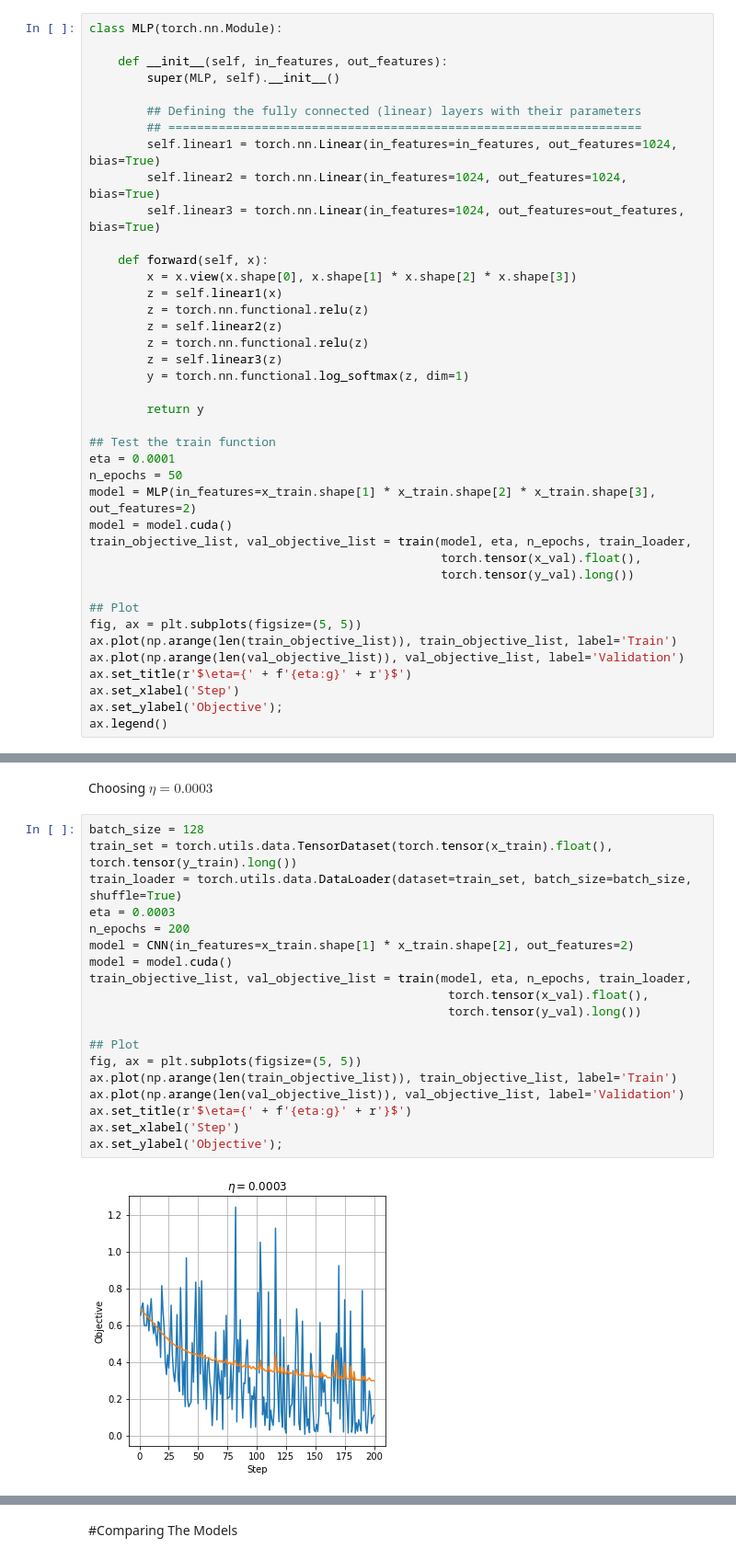
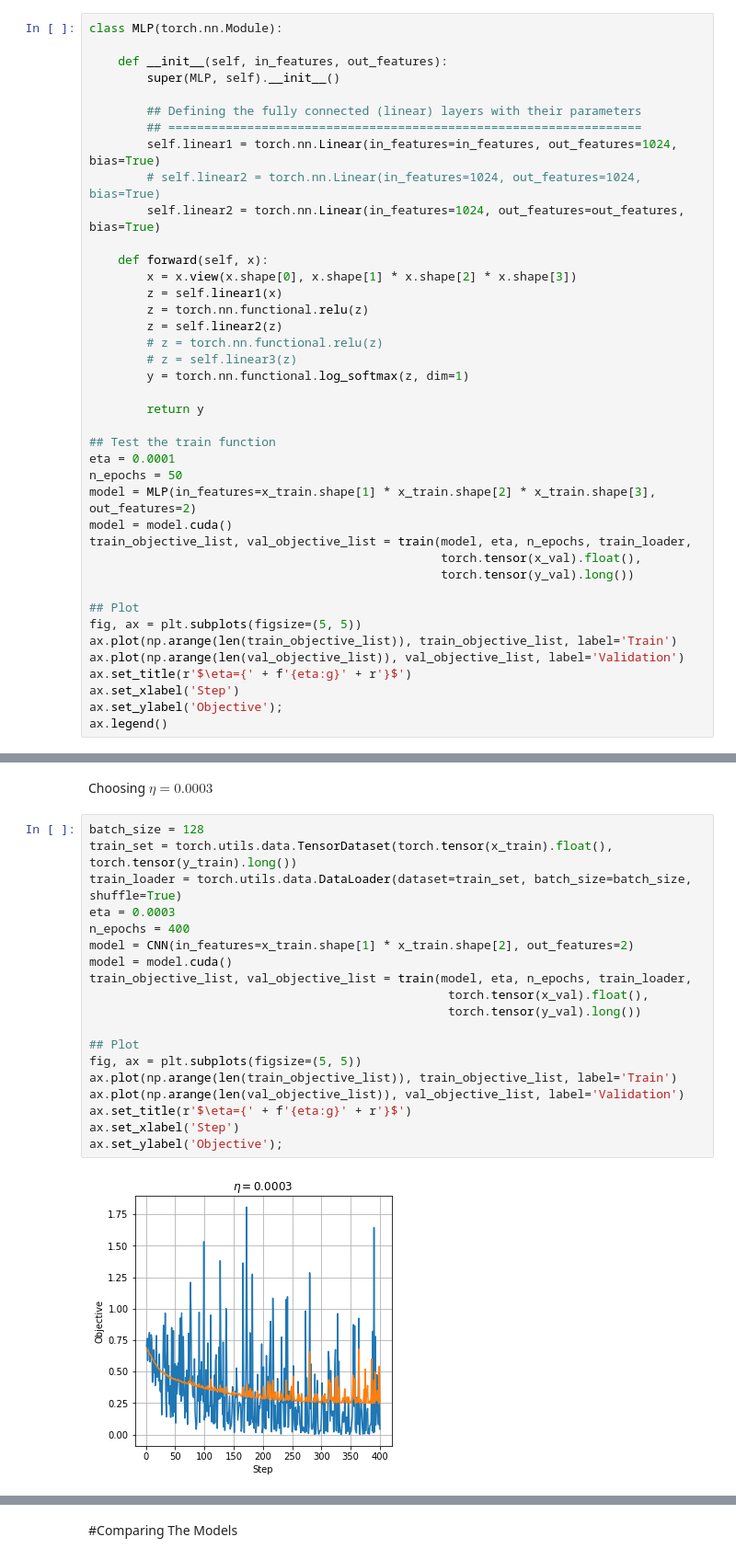
Before and after one commit to grotbard/eye_gender_classification, a Jupyter notebook: eye_gender_class.ipynb, the cells around one changed output, grey strips where cells are left out. Shown at 92% size. Cells and saved outputs as stored; diff of their text form.

```diff
--- a/eye_gender_class.ipynb
+++ b/eye_gender_class.ipynb
@@ -385,16 +385,16 @@ class MLP(torch.nn.Module):
         ## Defining the fully connected (linear) layers with their parameters
         ## ==================================================================
         self.linear1 = torch.nn.Linear(in_features=in_features, out_features=1024, bias=True)
-        self.linear2 = torch.nn.Linear(in_features=1024, out_features=1024, bias=True)
-        self.linear3 = torch.nn.Linear(in_features=1024, out_features=out_features, bias=True)
+        # self.linear2 = torch.nn.Linear(in_features=1024, out_features=1024, bias=True)
+        self.linear2 = torch.nn.Linear(in_features=1024, out_features=out_features, bias=True)
 
     def forward(self, x):
         x = x.view(x.shape[0], x.shape[1] * x.shape[2] * x.shape[3])
         z = self.linear1(x)
         z = torch.nn.functional.relu(z)
         z = self.linear2(z)
-        z = torch.nn.functional.relu(z)
-        z = self.linear3(z)
+        # z = torch.nn.functional.relu(z)
+        # z = self.linear3(z)
         y = torch.nn.functional.log_softmax(z, dim=1)
 
         return y
@@ -597,24 +597,24 @@ Choosing $\eta=0.0003$
 # %%
 batch_size = 128
 train_set = torch.utils.data.TensorDataset(torch.tensor(x_train).float(), torch.tensor(y_train).long())
 train_loader = torch.utils.data.DataLoader(dataset=train_set, batch_size=batch_size, shuffle=True)
 eta = 0.0003
-n_epochs = 200
+n_epochs = 400
 model = CNN(in_features=x_train.shape[1] * x_train.shape[2], out_features=2)
 model = model.cuda()
 train_objective_list, val_objective_list = train(model, eta, n_epochs, train_loader,
                                                   torch.tensor(x_val).float(),
                                                   torch.tensor(y_val).long())
 
 ## Plot
 fig, ax = plt.subplots(figsize=(5, 5))
 ax.plot(np.arange(len(train_objective_list)), train_objective_list, label='Train')
 ax.plot(np.arange(len(val_objective_list)), val_objective_list, label='Validation')
 ax.set_title(r'$\eta={' + f'{eta:g}' + r'}$')
 ax.set_xlabel('Step')
 ax.set_ylabel('Objective');
 # %% [output]
-[figure, old version]
+[figure, new version]
 # %%
 optimal_number_of_steps = np.argmin(val_objective_list)
 print(optimal_number_of_steps)
```
Also changed, not shown: parts of 8 cells of this notebook.
